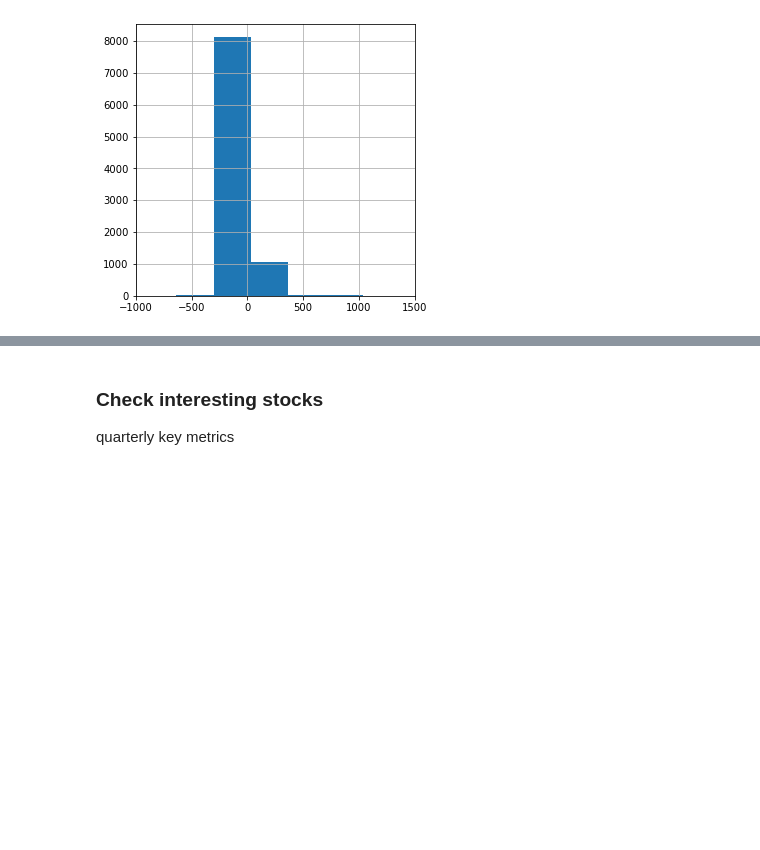
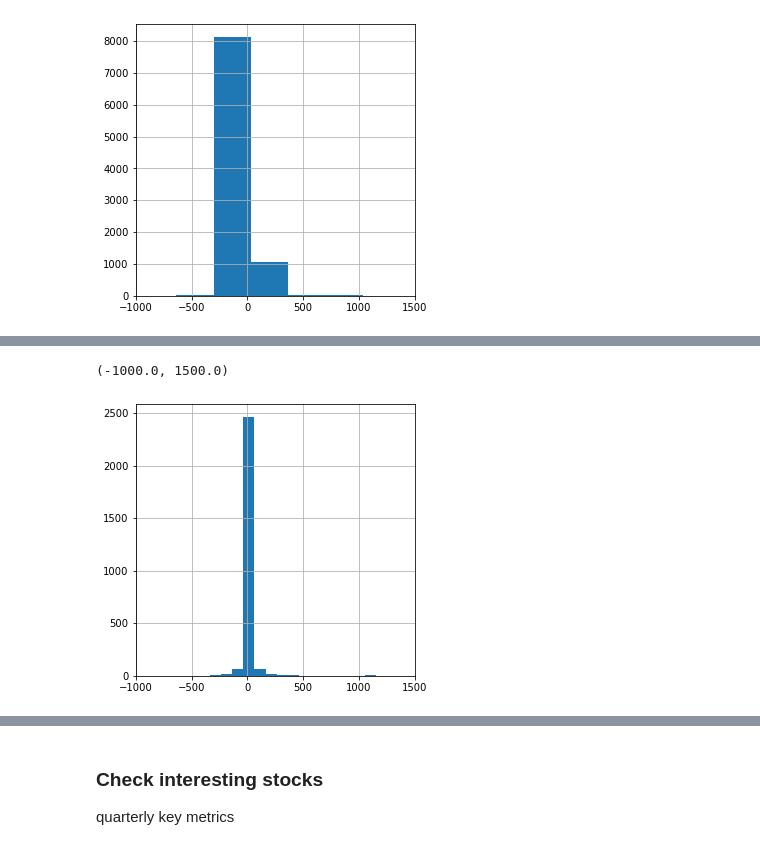
Before and after one commit to alwz1/fmp_fundamentals, a Jupyter notebook: fmp_fundamentals.ipynb, the cells around one changed output, grey strips where cells are left out. Saved outputs shown, nothing was run; the diff lists cells and outputs as text; code cells hidden in the pictures; blank space fills up the shorter version.

```diff
--- a/fmp_fundamentals.ipynb
+++ b/fmp_fundamentals.ipynb
@@ -587,0 +573,7 @@ df_metrics.dropna().groupby(level=0).median().sort_values(by=['peRatio', 'EV/EBI
+# %%
+fig, ax = plt.subplots(figsize=(5,5))
+df_metrics.loc[tickers_selected]['peRatio'].hist(bins=200)
+ax.set_xlim(-1000, 1500)
+# %% [output]
+(-1000.0, 1500.0)
+[figure, added]
```
Also changed, not shown: parts of 27 cells of this notebook.
